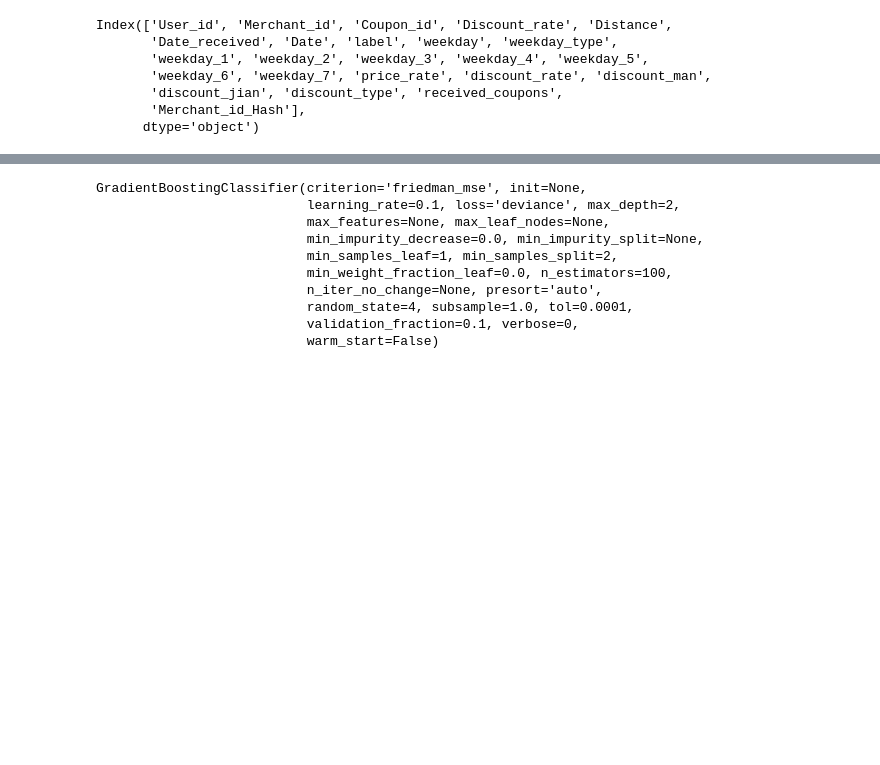
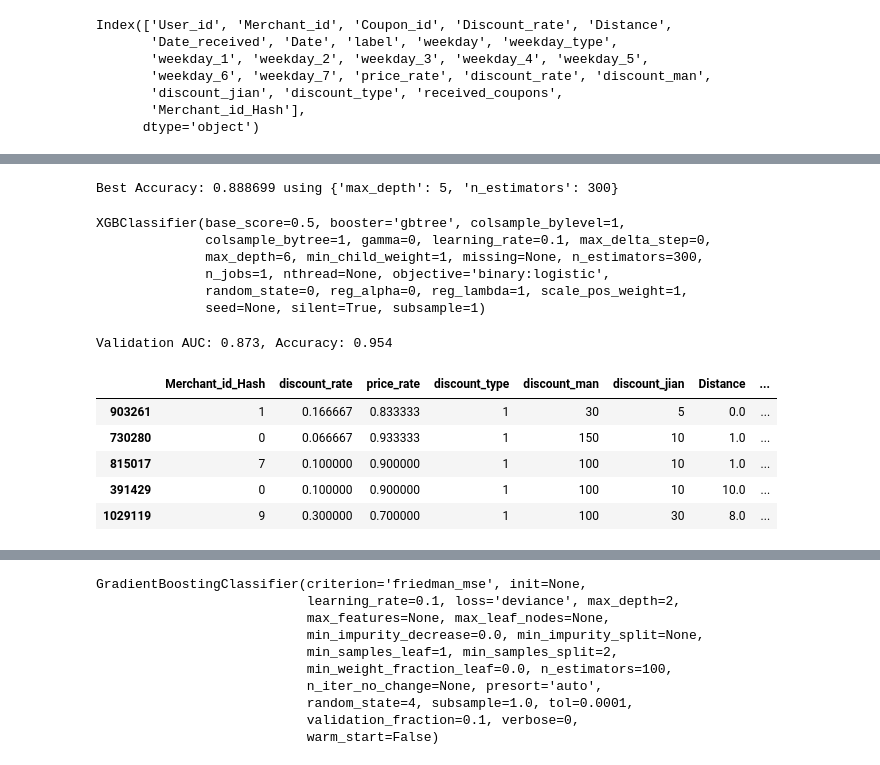
Before and after one commit to drhao/100Day-ML-Marathon, a Jupyter notebook: Day_50_Midterm.ipynb, the cells around one changed output, grey strips where cells are left out. Cells and saved outputs as stored; diff of their text form; code cells hidden in the pictures; blank space fills up the shorter version.

```diff
--- a/Day_50_Midterm.ipynb
+++ b/Day_50_Midterm.ipynb
@@ -256,4 +273,4 @@ x_train, x_test, y_train, y_test = train_test_split(train[predictors], train['la
 # %%
-model = GradientBoostingClassifier(n_estimators=100, max_depth=2,
+gbmodel = GradientBoostingClassifier(n_estimators=700, max_depth=7,
                                random_state=4)
 # %%
@@ -279,0 +307,5 @@ Validation AUC: 0.849, Accuracy: 0.952
+# %%
+# 印出最佳結果與最佳參數
+print("Best Accuracy: %f using %s" % (grid_result.best_score_, grid_result.best_params_))
+# %% [output]
+Best Accuracy: 0.888699 using {'max_depth': 5, 'n_estimators': 300}
@@ -280,3 +317,29 @@ Validation AUC: 0.849, Accuracy: 0.952
+# %%
+xgbmodel.fit(x_train, y_train)
+# %% [output]
+XGBClassifier(base_score=0.5, booster='gbtree', colsample_bylevel=1,
+              colsample_bytree=1, gamma=0, learning_rate=0.1, max_delta_step=0,
+              max_depth=6, min_child_weight=1, missing=None, n_estimators=300,
+              n_jobs=1, nthread=None, objective='binary:logistic',
+              random_state=0, reg_alpha=0, reg_lambda=1, scale_pos_weight=1,
+              seed=None, silent=True, subsample=1)
+# %%
+y_test_pred = xgbmodel.predict_proba(x_test)
+
+auc_score = roc_auc_score(y_true=y_test, y_score=y_test_pred[:,1])
+acc = accuracy_score(y_true=y_test, y_pred=y_test_pred.argmax(axis=1))
+print("Validation AUC: {:.3f}, Accuracy: {:.3f}".format(auc_score, acc))
+# %% [output]
+Validation AUC: 0.873, Accuracy: 0.954
+# %%
+x_train.head()
+# %% [output]
+|  | Merchant_id_Hash | discount_rate | price_rate | discount_type | discount_man | discount_jian | Distance | ... |
+| 903261 | 1 | 0.166667 | 0.833333 | 1 | 30 | 5 | 0.0 | ... |
+| 730280 | 0 | 0.066667 | 0.933333 | 1 | 150 | 10 | 1.0 | ... |
+| 815017 | 7 | 0.100000 | 0.900000 | 1 | 100 | 10 | 1.0 | ... |
+| 391429 | 0 | 0.100000 | 0.900000 | 1 | 100 | 10 | 10.0 | ... |
+| 1029119 | 9 | 0.300000 | 0.700000 | 1 | 100 | 30 | 8.0 | ... |
 # %%
 # 設定要訓練的超參數組合
 n_estimators = [100, 200, 300]
```
Also changed, not shown: parts of 19 cells of this notebook, 4 other files.
